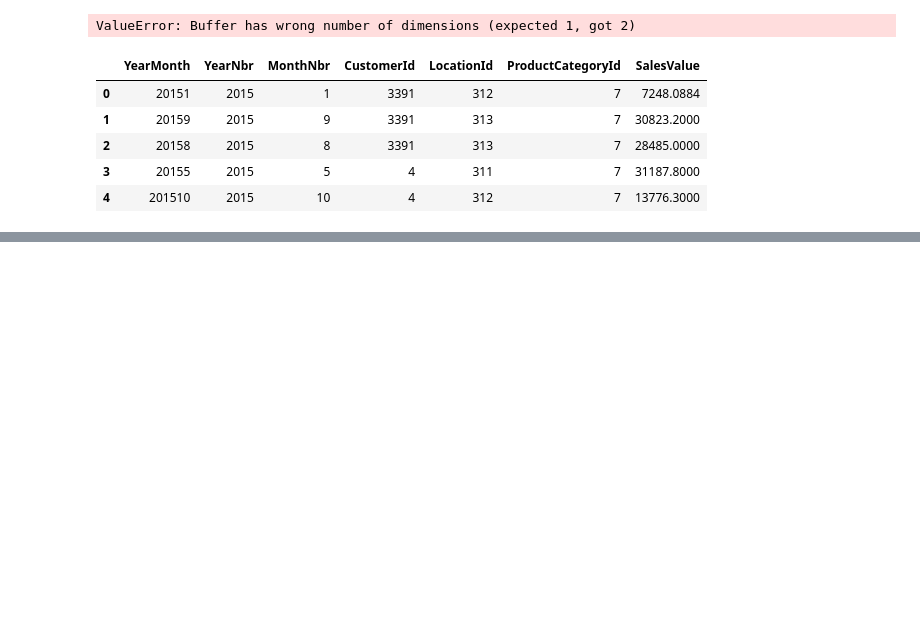
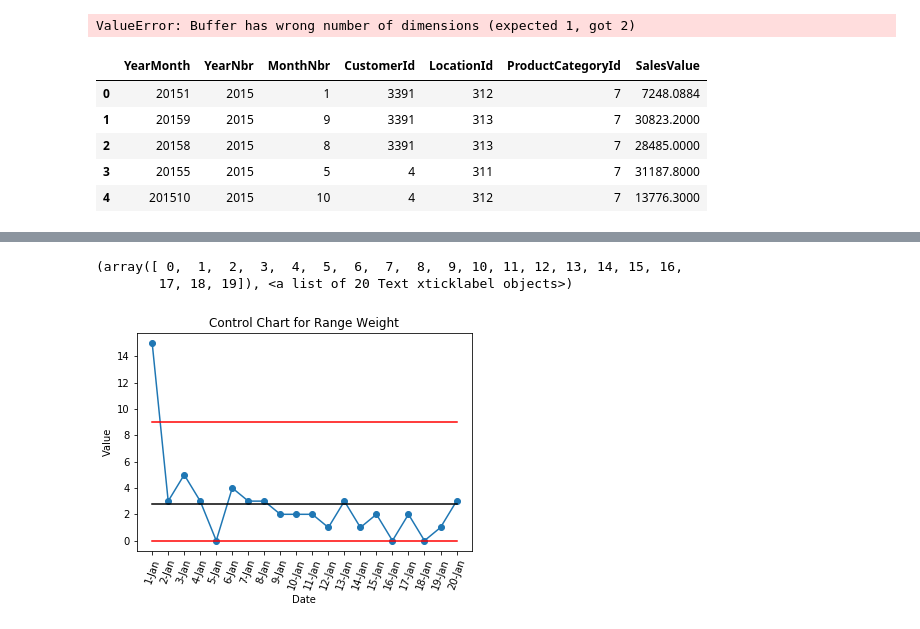
Before and after one commit to eponkratova/statistics, a Jupyter notebook: code.ipynb, the cells around one changed output, grey strips where cells are left out. Cells and saved outputs as stored; diff of their text form; code cells hidden in the pictures; blank space fills up the shorter version.

```diff
--- a/code.ipynb
+++ b/code.ipynb
@@ -1002,0 +1038,22 @@ Name: SalesValue, Length: 12197, dtype: float64
+# %%
+df_rang_mean =  df['range'].mean()
+df.insert(10, 'df_rang_mean', df_rang_mean)
+ucl_ran = df['range'].mean() * 3.267
+lcl_ran = 0
+df.insert(11, 'ucl_range', ucl_ran)
+df.insert(12, 'lcl_ran', lcl_ran)
+df['range'].plot(marker="o")
+df['df_rang_mean'].plot(color='black')
+df['ucl_range'].plot(color='r')
+df['lcl_ran'].plot(color='r')
+plt.title('Control Chart for Range Weight')
+plt.ylabel('Value')
+plt.xlabel('Date')
+plt.xticks(np.arange(20), ('1-Jan', '2-Jan', '3-Jan', '4-Jan', '5-Jan', '6-Jan', '7-Jan', '8-Jan', '9-Jan', '10-Jan',
+                           '11-Jan', '12-Jan', '13-Jan', '14-Jan', '15-Jan', '16-Jan',
+                          '17-Jan', '18-Jan', '19-Jan', '20-Jan'))
+plt.xticks(rotation=70)
+# %% [output]
+(array([ 0,  1,  2,  3,  4,  5,  6,  7,  8,  9, 10, 11, 12, 13, 14, 15, 16,
+        17, 18, 19]), <a list of 20 Text xticklabel objects>)
+[figure, added]
```
Also changed, not shown: parts of 6 cells of this notebook, 2 other files.
